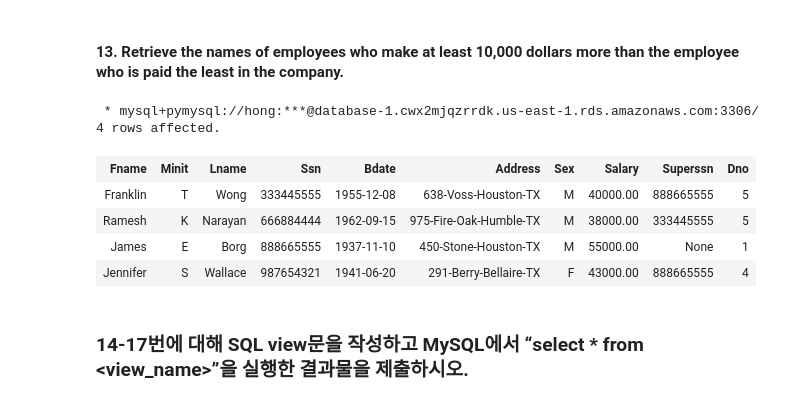
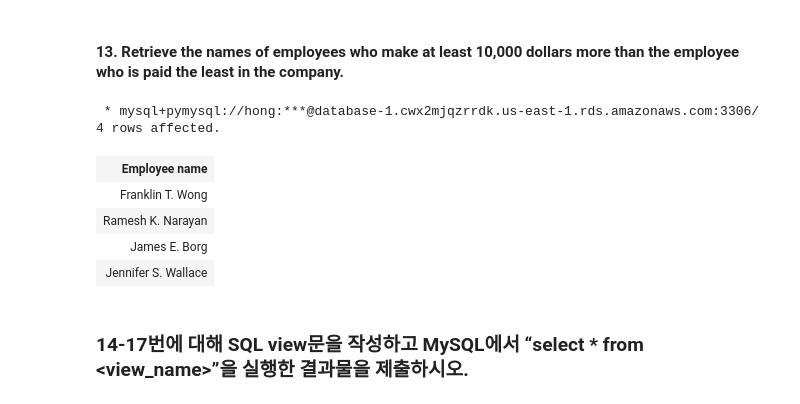
Before and after one commit to icehongsi/2020_Fall, a Jupyter notebook: Database/홍영주 - ch6-homework-2020-student.ipynb, the cells around one changed output. Cells and saved outputs as stored; diff of their text form; code cells hidden in the pictures.

```diff
--- a/Database/홍영주 - ch6-homework-2020-student.ipynb
+++ b/Database/홍영주 - ch6-homework-2020-student.ipynb
@@ -387,18 +537,18 @@ AND E3.Lname = "Borg"
 # %%
 %%sql
 -- YOUR CODE HERE
 
-SELECT *
+SELECT CONCAT(FNAME, " ", MINIT, ". ", LNAME) "Employee name"
 FROM EMPLOYEE E
 WHERE SALARY >= 10000 + (SELECT MIN(SALARY) FROM EMPLOYEE)
 # %% [output]
  * mysql+pymysql://hong:***@database-1.cwx2mjqzrrdk.us-east-1.rds.amazonaws.com:3306/
 4 rows affected.
-| Fname | Minit | Lname | Ssn | Bdate | Address | Sex | Salary | Superssn | Dno |
-| Franklin | T | Wong | 333445555 | 1955-12-08 | 638-Voss-Houston-TX | M | 40000.00 | 888665555 | 5 |
-| Ramesh | K | Narayan | 666884444 | 1962-09-15 | 975-Fire-Oak-Humble-TX | M | 38000.00 | 333445555 | 5 |
-| James | E | Borg | 888665555 | 1937-11-10 | 450-Stone-Houston-TX | M | 55000.00 | None | 1 |
-| Jennifer | S | Wallace | 987654321 | 1941-06-20 | 291-Berry-Bellaire-TX | F | 43000.00 | 888665555 | 4 |
+| Employee name |
+| Franklin T. Wong |
+| Ramesh K. Narayan |
+| James E. Borg |
+| Jennifer S. Wallace |
 # %% [markdown]
 ### 14-17번에 대해 SQL view문을 작성하고 MySQL에서 “select * from <view_name>”을 실행한 결과물을 제출하시오.
 # %% [markdown]
```
Also changed, not shown: parts of 24 cells of this notebook.
